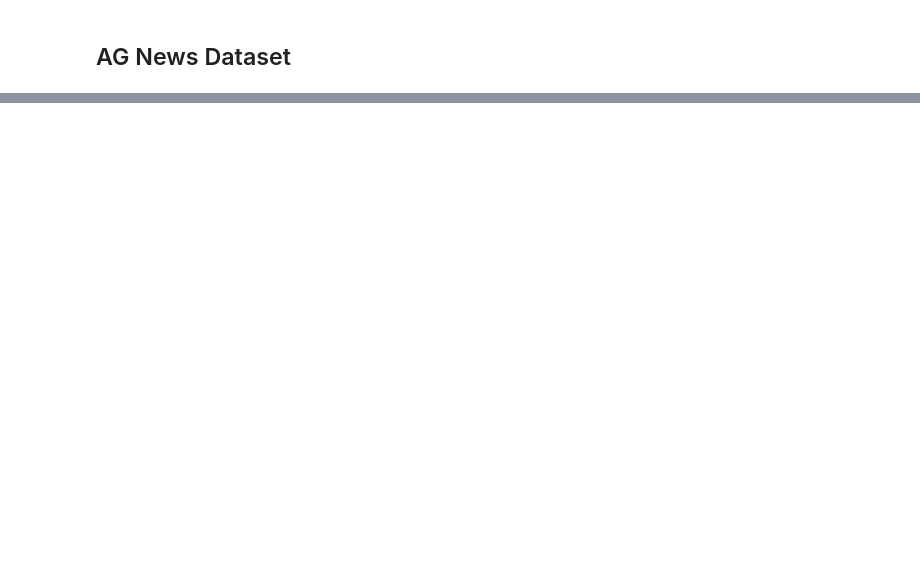
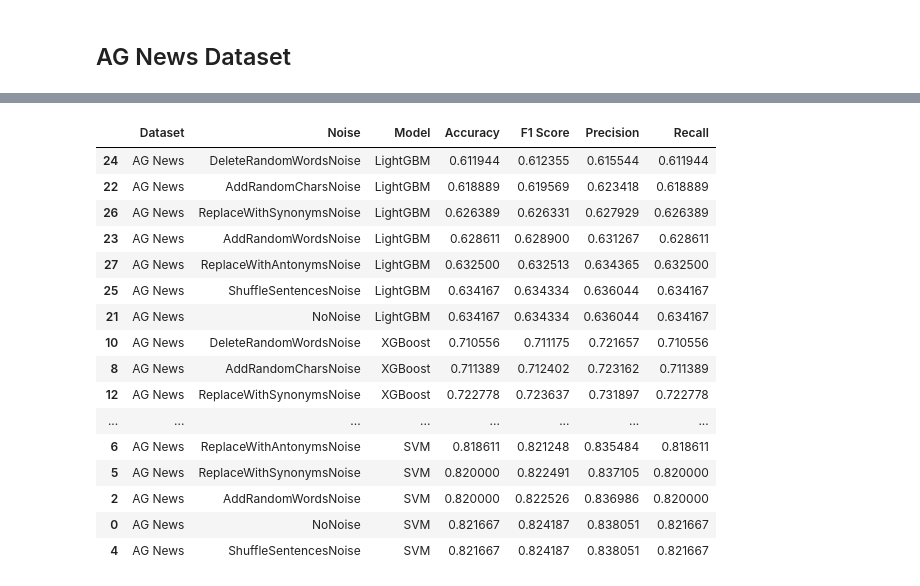
Before and after one commit to salveendutt/Textual_Clustering, a Jupyter notebook: src/pipeline.ipynb, the cells around one changed output, grey strips where cells are left out. Saved outputs shown, nothing was run; the diff lists cells and outputs as text; code cells hidden in the pictures; blank space fills up the shorter version.

```diff
--- a/src/pipeline.ipynb
+++ b/src/pipeline.ipynb
@@ -137,0 +124,22 @@ topic_modelling_orchestrator.results
+# %%
+df = class_orchestrator.results
+# %%
+df.sort_values('F1 Score')
+# %% [output]
+|  | Dataset | Noise | Model | Accuracy | F1 Score | Precision | Recall |
+| 24 | AG News | DeleteRandomWordsNoise | LightGBM | 0.611944 | 0.612355 | 0.615544 | 0.611944 |
+| 22 | AG News | AddRandomCharsNoise | LightGBM | 0.618889 | 0.619569 | 0.623418 | 0.618889 |
+| 26 | AG News | ReplaceWithSynonymsNoise | LightGBM | 0.626389 | 0.626331 | 0.627929 | 0.626389 |
+| 23 | AG News | AddRandomWordsNoise | LightGBM | 0.628611 | 0.628900 | 0.631267 | 0.628611 |
+| 27 | AG News | ReplaceWithAntonymsNoise | LightGBM | 0.632500 | 0.632513 | 0.634365 | 0.632500 |
+| 25 | AG News | ShuffleSentencesNoise | LightGBM | 0.634167 | 0.634334 | 0.636044 | 0.634167 |
+| 21 | AG News | NoNoise | LightGBM | 0.634167 | 0.634334 | 0.636044 | 0.634167 |
+| 10 | AG News | DeleteRandomWordsNoise | XGBoost | 0.710556 | 0.711175 | 0.721657 | 0.710556 |
+| 8 | AG News | AddRandomCharsNoise | XGBoost | 0.711389 | 0.712402 | 0.723162 | 0.711389 |
+| 12 | AG News | ReplaceWithSynonymsNoise | XGBoost | 0.722778 | 0.723637 | 0.731897 | 0.722778 |
+| ... | ... | ... | ... | ... | ... | ... | ... |
+| 6 | AG News | ReplaceWithAntonymsNoise | SVM | 0.818611 | 0.821248 | 0.835484 | 0.818611 |
+| 5 | AG News | ReplaceWithSynonymsNoise | SVM | 0.820000 | 0.822491 | 0.837105 | 0.820000 |
+| 2 | AG News | AddRandomWordsNoise | SVM | 0.820000 | 0.822526 | 0.836986 | 0.820000 |
+| 0 | AG News | NoNoise | SVM | 0.821667 | 0.824187 | 0.838051 | 0.821667 |
+| 4 | AG News | ShuffleSentencesNoise | SVM | 0.821667 | 0.824187 | 0.838051 | 0.821667 |
```
Also changed, not shown: parts of 8 cells of this notebook.
